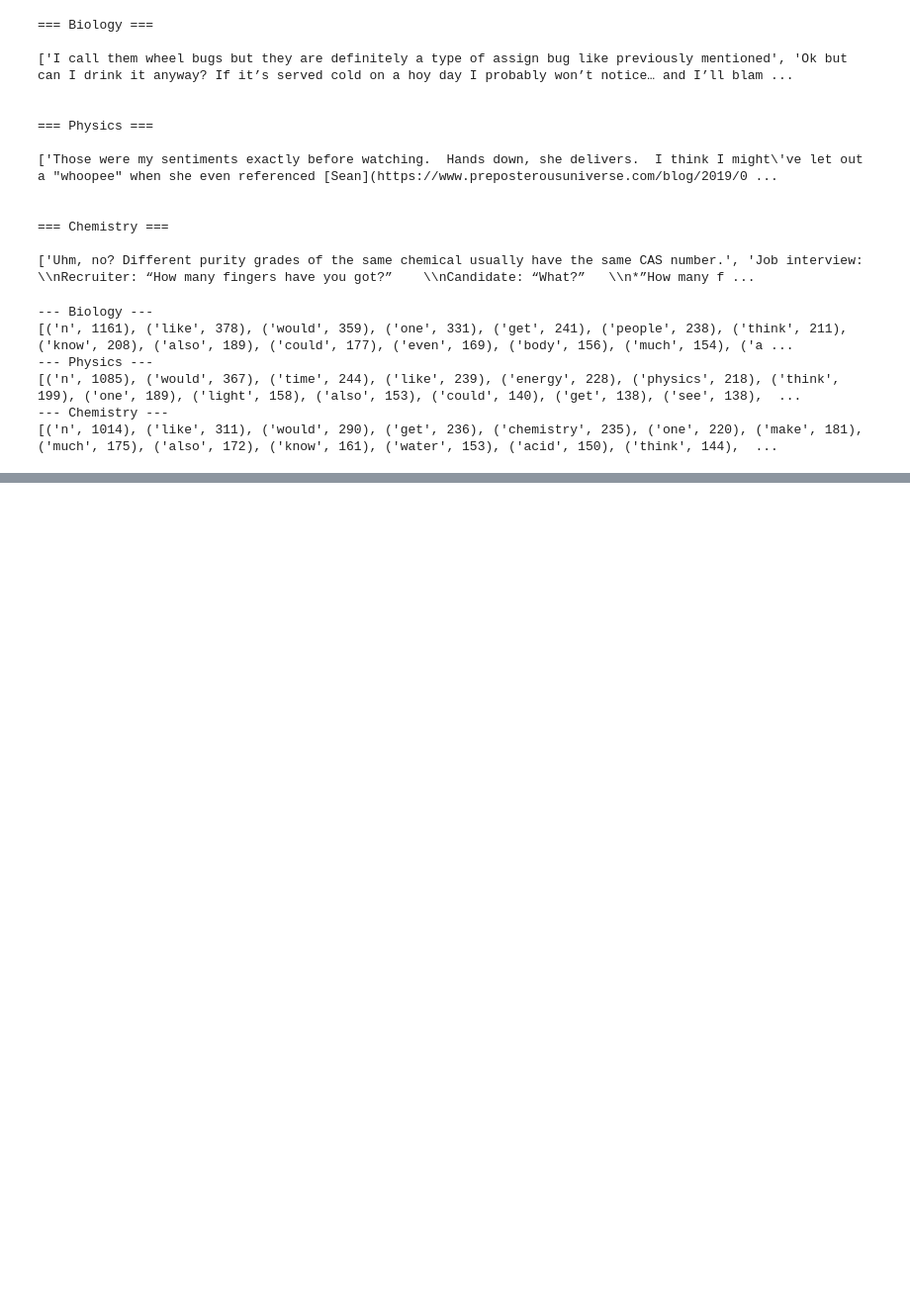
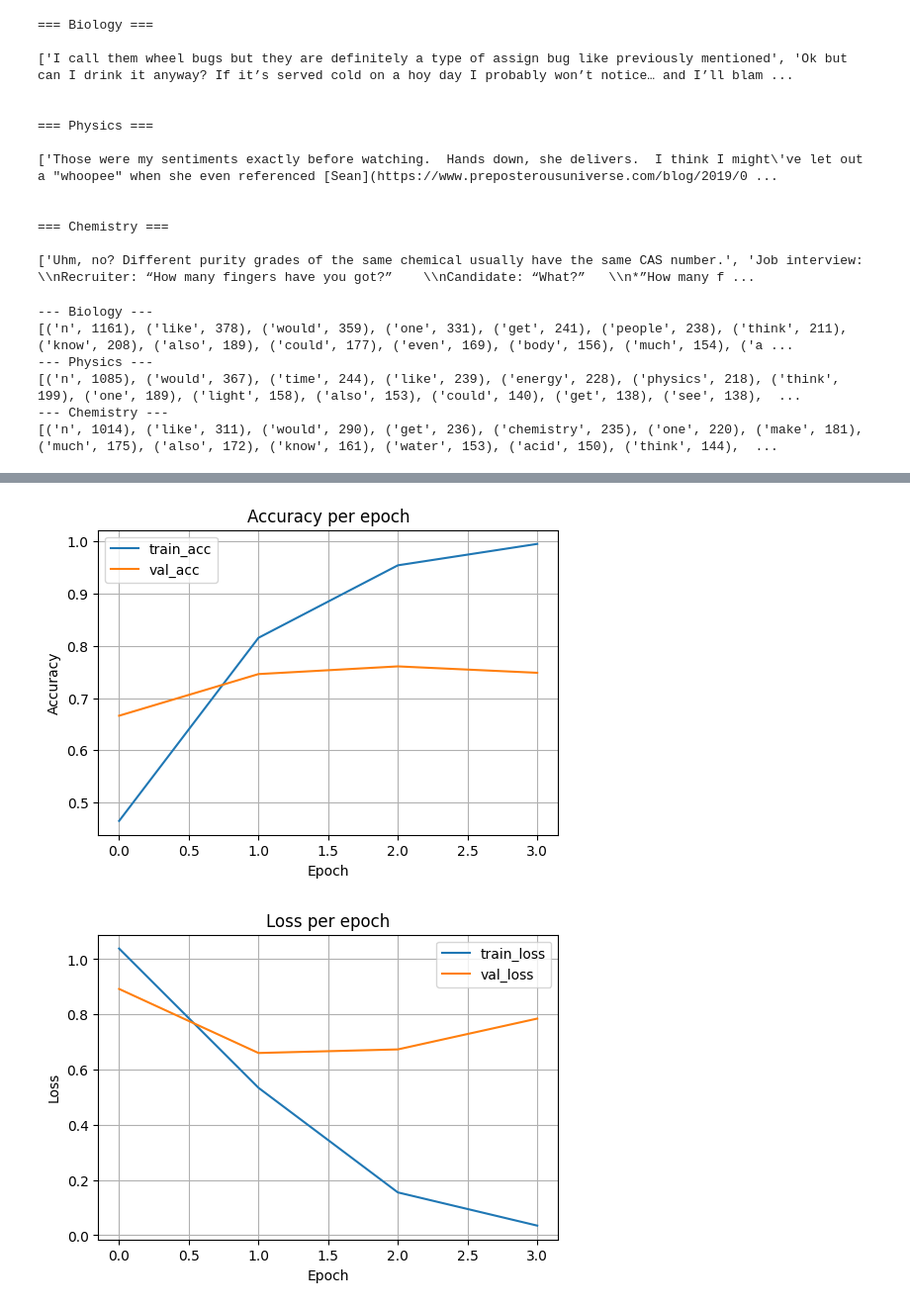
Before and after one commit to zhuravlik-top/NLP_project, a Jupyter notebook: NLP_text_classification.ipynb, the cells around one changed output, grey strips where cells are left out. Shown at 99% size. Saved outputs shown, nothing was run; the diff lists cells and outputs as text; code cells hidden in the pictures; blank space fills up the shorter version.

```diff
--- a/NLP_text_classification.ipynb
+++ b/NLP_text_classification.ipynb
@@ -249,0 +587,17 @@ for lab in new_df['Topic'].unique():
+# %%
+def build_cnn_model(max_tokens, emb_dim, filters, kernel_sz, drop_rate, num_classes):
+    inp = keras.Input(shape=(1,), dtype=tf.string)
+    x = vectorizer(inp)
+    x = layers.Embedding(input_dim=max_tokens, output_dim=emb_dim)(x)
+    x = layers.Conv1D(filters, kernel_sz, padding="same", activation="relu")(x)
+    x = layers.GlobalMaxPooling1D()(x)
+    x = layers.Dropout(drop_rate)(x)
+    out = layers.Dense(num_classes, activation="softmax")(x)
+    model = keras.Model(inp, out)
+    model.compile(optimizer=keras.optimizers.Adam(learning_rate=1e-3),
+                  loss="sparse_categorical_crossentropy",
+                  metrics=["accuracy"])
+    return model
+
+cnn = build_cnn_model(max_tokens=30000, emb_dim=128, filters=256, kernel_sz=5, drop_rate=0.5, num_classes=3)
+cnn.summary()
@@ -249,0 +660,28 @@ for lab in new_df['Topic'].unique():
+# %%
+
+
+# История доступна в history.history: словарь списков по эпохам
+# Обычно ключи: 'loss', 'accuracy', 'val_loss', 'val_accuracy'
+
+plt.figure(figsize=(6,4))
+plt.plot(history.history['accuracy'], label='train_acc')
+plt.plot(history.history['val_accuracy'], label='val_acc')
+plt.xlabel('Epoch')
+plt.ylabel('Accuracy')
+plt.title('Accuracy per epoch')
+plt.legend()
+plt.grid(True)
+plt.show()
+
+plt.figure(figsize=(6,4))
+plt.plot(history.history['loss'], label='train_loss')
+plt.plot(history.history['val_loss'], label='val_loss')
+plt.xlabel('Epoch')
+plt.ylabel('Loss')
+plt.title('Loss per epoch')
+plt.legend()
+plt.grid(True)
+plt.show()
+# %% [output]
+[figure, added]
+[figure, added]
```
Also changed, not shown: parts of 46 cells of this notebook, 11 other files.
